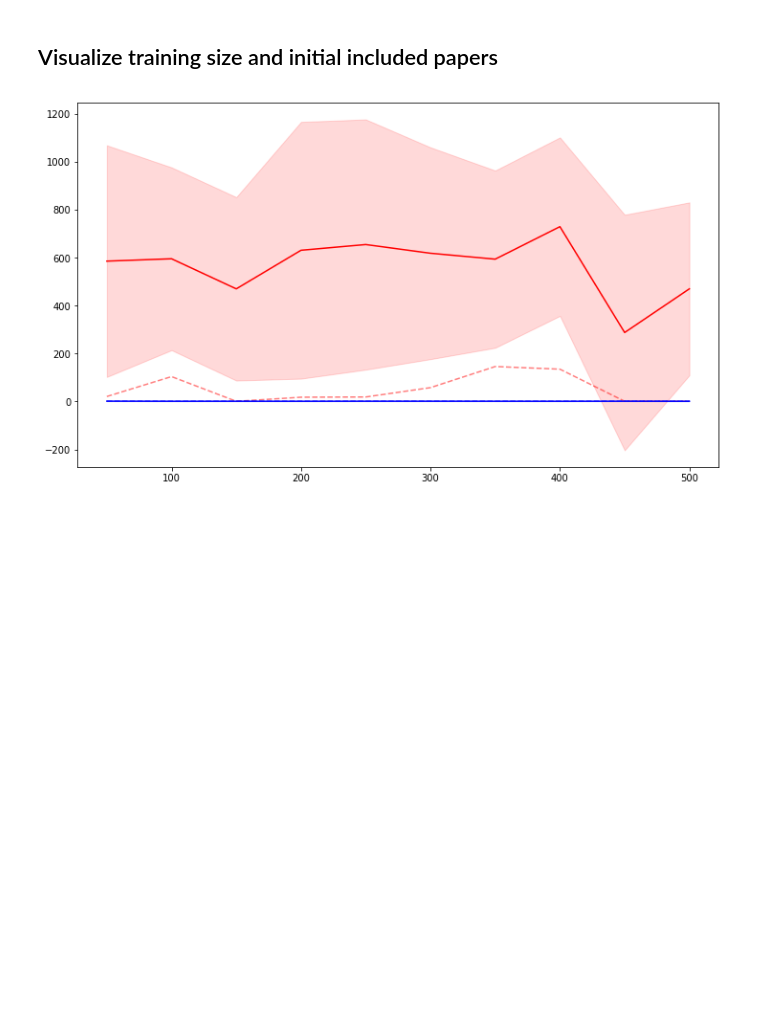
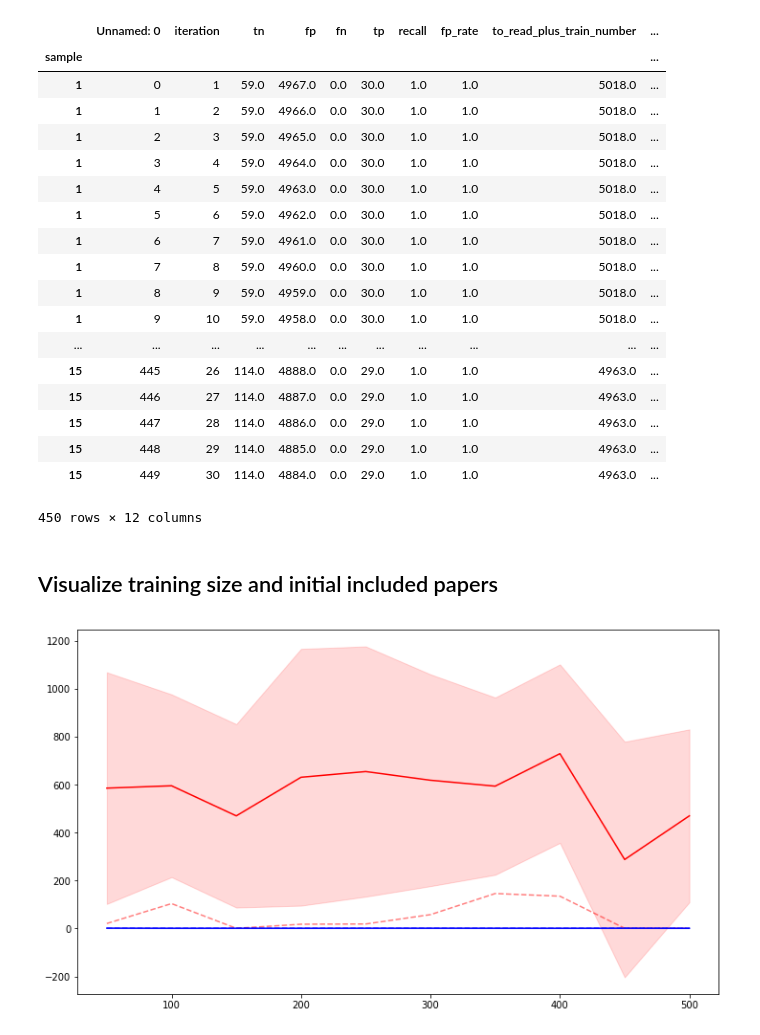
Before and after one commit to swallow0001/systematic-reviews, a Jupyter notebook: hpc/aggregation_active.ipynb, the cells around one changed output. Drawn from its saved outputs; the diff is of its cells as text; code cells hidden in the pictures; blank space fills up the shorter version.

Commit message:
active learning fixed

```diff
--- a/hpc/notebook.ipynb
+++ b/hpc/aggregation_active.ipynb
@@ -57,27 +114,12 @@ df_results.to_csv(os.path.join('..', 'output',dataset_name, 'sr_lstm_results.csv
 # %%
 # dataset_name ="BetaBlockers"
-df_results = pd.read_csv(os.path.join('..', 'output',dataset_name, 'sr_lstm_results.csv'), index_col='T')
+df_results = pd.read_csv(os.path.join('..', 'output','active_learning',dataset_name, 'sr_lstm_results.csv'), index_col='sample')
 
 df_results['recall'] = df_results['tp']/(df_results['tp']+df_results['fn'])
 df_results['fp_rate'] = df_results['fp']/(df_results['fp']+df_results['fn'])
 
-df_results['to_read_plus_train_number'] = (df_results['fp']+df_results['tp']+df_results['training_size'])
-df_results['to_read_plus_train_rate'] = df_results['to_read_plus_train_number']/(df_results['fp']+df_results['fn']+df_results['tp']+df_results['tn']+df_results['training_size'])
+df_results['to_read_plus_train_number'] = (df_results['fp']+df_results['tp']+df_results['iteration']+20)
+df_results['to_read_plus_train_rate'] = df_results['to_read_plus_train_number']/(df_results['fp']+df_results['fn']+df_results['tp']+df_results['tn']+df_results['iteration']+20)
 
 df_results['to_read_number'] = (df_results['fp']+df_results['tp'])
 df_results['to_read_rate'] = df_results['to_read_number']/(df_results['fp']+df_results['fn']+df_results['tp']+df_results['tn'])
-
-# include_training =False
-# if include_training==True:
-#     df_results['to_read_rate'] = (df_results['fp']+df_results['tp']+df_results['training_size'])/(df_results['fp']+df_results['fn']+df_results['tp']+df_results['tn']+df_results['training_size'])
-#     df_results['to_read_number'] = (df_results['fp']+df_results['tp']+df_results['training_size'])
-# else:
-#     df_results['to_read_rate'] = (df_results['fp']+df_results['tp'])/(df_results['fp']+df_results['fn']+df_results['tp']+df_results['tn'])
-#     df_results['to_read_number'] = (df_results['fp']+df_results['tp'])
-
-
-# temp fix
-if dataset_name == 'ptsd':
-    param_grid_df = pd.read_csv(os.path.join('..', 'output',dataset_name, 'ptsd_params.csv'), index_col='T')
-
-    df_results = df_results.join(param_grid_df[['dropout']]).sort_index()
@@ -88,7 +126,27 @@ if dataset_name == 'ptsd':
 # %%
-sel_column_names = ['tn','fp','fn','tp','allowed_FN','init_included_papers','training_size','dropout']
-df_results[sel_column_names]
-df_results[sel_column_names].to_csv(os.path.join('..', 'output',dataset_name, 'results.csv'))
+#sel_column_names = ['tn','fp','fn','tp','allowed_FN','init_included_papers','training_size','dropout']
+df_results
+#df_results[sel_column_names].to_csv(os.path.join('..', 'output',dataset_name, 'results.csv'))
+# %% [output]
+|  | Unnamed: 0 | iteration | tn | fp | fn | tp | recall | fp_rate | to_read_plus_train_number | ... |
+| sample |  |  |  |  |  |  |  |  |  | ... |
+| 1 | 0 | 1 | 59.0 | 4967.0 | 0.0 | 30.0 | 1.0 | 1.0 | 5018.0 | ... |
+| 1 | 1 | 2 | 59.0 | 4966.0 | 0.0 | 30.0 | 1.0 | 1.0 | 5018.0 | ... |
+| 1 | 2 | 3 | 59.0 | 4965.0 | 0.0 | 30.0 | 1.0 | 1.0 | 5018.0 | ... |
+| 1 | 3 | 4 | 59.0 | 4964.0 | 0.0 | 30.0 | 1.0 | 1.0 | 5018.0 | ... |
+| 1 | 4 | 5 | 59.0 | 4963.0 | 0.0 | 30.0 | 1.0 | 1.0 | 5018.0 | ... |
+| 1 | 5 | 6 | 59.0 | 4962.0 | 0.0 | 30.0 | 1.0 | 1.0 | 5018.0 | ... |
+| 1 | 6 | 7 | 59.0 | 4961.0 | 0.0 | 30.0 | 1.0 | 1.0 | 5018.0 | ... |
+| 1 | 7 | 8 | 59.0 | 4960.0 | 0.0 | 30.0 | 1.0 | 1.0 | 5018.0 | ... |
+| 1 | 8 | 9 | 59.0 | 4959.0 | 0.0 | 30.0 | 1.0 | 1.0 | 5018.0 | ... |
+| 1 | 9 | 10 | 59.0 | 4958.0 | 0.0 | 30.0 | 1.0 | 1.0 | 5018.0 | ... |
+| ... | ... | ... | ... | ... | ... | ... | ... | ... | ... | ... |
+| 15 | 445 | 26 | 114.0 | 4888.0 | 0.0 | 29.0 | 1.0 | 1.0 | 4963.0 | ... |
+| 15 | 446 | 27 | 114.0 | 4887.0 | 0.0 | 29.0 | 1.0 | 1.0 | 4963.0 | ... |
+| 15 | 447 | 28 | 114.0 | 4886.0 | 0.0 | 29.0 | 1.0 | 1.0 | 4963.0 | ... |
+| 15 | 448 | 29 | 114.0 | 4885.0 | 0.0 | 29.0 | 1.0 | 1.0 | 4963.0 | ... |
+| 15 | 449 | 30 | 114.0 | 4884.0 | 0.0 | 29.0 | 1.0 | 1.0 | 4963.0 | ... |
+450 rows × 12 columns
 # %% [markdown]
 ## Visualize training size and initial included papers
 # %%
```
Also changed, not shown: parts of 4 cells of this notebook, 5 other files.
